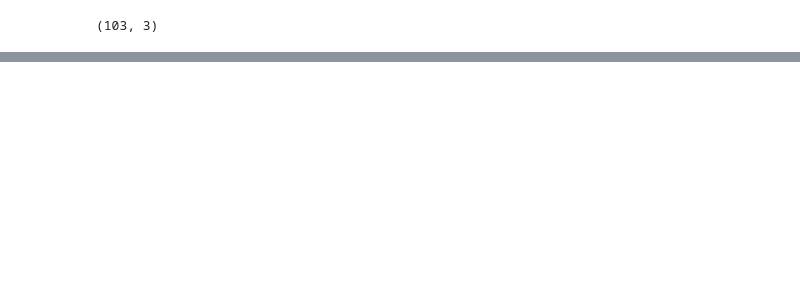
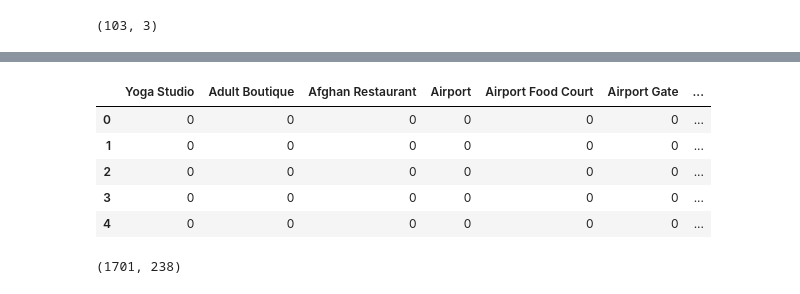
Before and after one commit to Lakshmi-vakkalanka/github_rep, a Jupyter notebook: Web Scraping - BeautifulSoup.ipynb, the cells around one changed output, grey strips where cells are left out. Drawn from its saved outputs; the diff is of its cells as text; code cells hidden in the pictures; blank space fills up the shorter version.

```diff
--- a/Web Scraping - BeautifulSoup.ipynb
+++ b/Web Scraping - BeautifulSoup.ipynb
@@ -38,0 +139,4 @@ df_grouped.shape
+# %%
+CLIENT_ID = 'C1JNHEQHTCG15GV1A2R2SMAJAFLLXLOK2YTRXHHP0PXRPQFY' # Foursquare ID
+CLIENT_SECRET = 'OCOZETGZD5U2ALI2TR2UZFXF4Y0KN0RY0I0RFKWN0UEVHSNB' # Foursquare Secret
+VERSION = '20180605' # Foursquare API version
@@ -38,0 +160,3 @@ df_grouped.shape
+# %%
+results = requests.get(url).json()
+#results
@@ -38,0 +175,19 @@ df_grouped.shape
+# %%
+import requests # library to handle requests
+from pandas.io.json import json_normalize # tranform JSON file into a pandas dataframe
+
+venues = results['response']['groups'][0]['items']
+
+nearby_venues = json_normalize(venues) # flatten JSON
+
+# filter columns
+filtered_columns = ['venue.name', 'venue.categories', 'venue.location.lat', 'venue.location.lng']
+nearby_venues =nearby_venues.loc[:, filtered_columns]
+
+# filter the category for each row
+nearby_venues['venue.categories'] = nearby_venues.apply(get_category_type, axis=1)
+
+# clean columns
+nearby_venues.columns = [col.split(".")[-1] for col in nearby_venues.columns]
+
+nearby_venues.head()
@@ -38,0 +245,5 @@ df_grouped.shape
+# %%
+toronto_venues = getNearbyVenues(names=df_toronto['Neighborhood'],
+                                   latitudes=df_toronto['Latitude'],
+                                   longitudes=df_toronto['Longitude']
+                                  )
@@ -38,0 +300,23 @@ df_grouped.shape
+# %%
+# one hot encoding
+toronto_onehot = pd.get_dummies(toronto_venues[['Venue Category']], prefix="", prefix_sep="")
+
+# add neighborhood column back to dataframe
+toronto_onehot['Neighborhood'] = toronto_venues['Neighborhood']
+
+# move neighborhood column to the first column
+fixed_columns = [toronto_onehot.columns[-1]] + list(toronto_onehot.columns[:-1])
+toronto_onehot = toronto_onehot[fixed_columns]
+
+toronto_onehot.head()
+# %% [output]
+|  | Yoga Studio | Adult Boutique | Afghan Restaurant | Airport | Airport Food Court | Airport Gate | ... |
+| 0 | 0 | 0 | 0 | 0 | 0 | 0 | ... |
+| 1 | 0 | 0 | 0 | 0 | 0 | 0 | ... |
+| 2 | 0 | 0 | 0 | 0 | 0 | 0 | ... |
+| 3 | 0 | 0 | 0 | 0 | 0 | 0 | ... |
+| 4 | 0 | 0 | 0 | 0 | 0 | 0 | ... |
+# %%
+toronto_onehot.shape
+# %% [output]
+(1701, 238)
```
Also changed, not shown: parts of 42 cells of this notebook.
